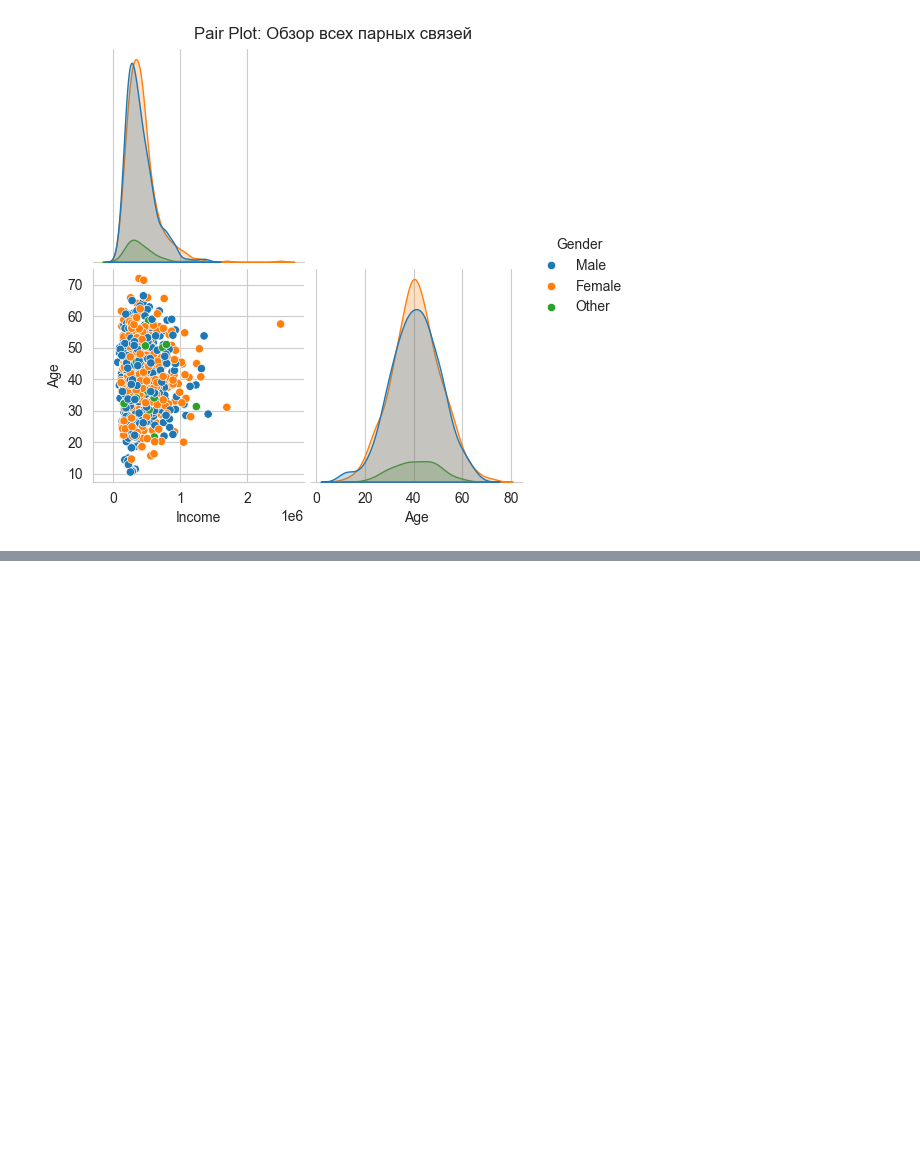
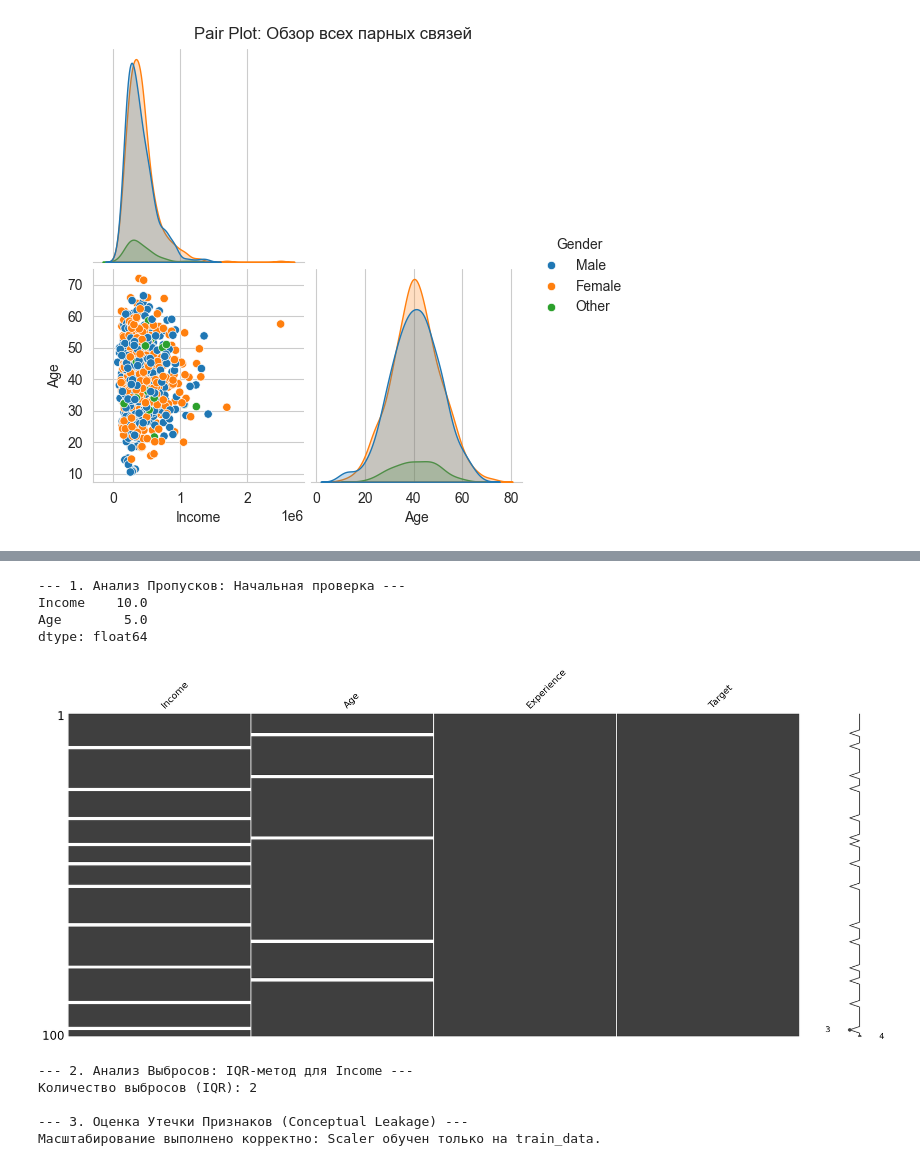
Before and after one commit to ivanchetvergov/ML-interview-roadmap, a Jupyter notebook: 1. data, EDA and metrics/описательные статистики.ipynb, the cells around one changed output, grey strips where cells are left out. Cells and saved outputs as stored; diff of their text form; code cells hidden in the pictures; blank space fills up the shorter version.

```diff
--- a/1. data, EDA and metrics/описательные статистики.ipynb
+++ b/1. data, EDA and metrics/описательные статистики.ipynb
@@ -258,0 +303,79 @@ print(f"Cramér’s V (Gender <-> High_Income): {v_score:.3f}")
+# %%
+import pandas as pd
+import numpy as np
+import matplotlib.pyplot as plt
+from sklearn.model_selection import train_test_split
+from scipy.stats import zscore
+
+# --- 1. Генерация данных с пропусками и выбросами ---
+np.random.seed(42)
+N = 100
+df = pd.DataFrame({
+    'Income': np.random.normal(50000, 15000, N),
+    'Age': np.random.normal(40, 10, N),
+    'Experience': np.random.randint(0, 20, N),
+    'Target': np.random.randint(0, 2, N)
+})
+# Вносим искусственные пропуски
+df.loc[df.sample(frac=0.10).index, 'Income'] = np.nan
+df.loc[df.sample(frac=0.05).index, 'Age'] = np.nan
+# Вносим искусственный выброс
+df.loc[99, 'Income'] = 500000
+
+print("--- 1. Анализ Пропусков: Начальная проверка ---")
+# Процент пропусков в каждом столбце
+missing_percent = df.isnull().sum() / len(df) * 100
+print(missing_percent[missing_percent > 0])
+
+import missingno as msno
+msno.matrix(df)
+plt.show()
+
+
+print("\n--- 2. Анализ Выбросов: IQR-метод для Income ---")
+Q1 = df['Income'].quantile(0.25)
+Q3 = df['Income'].quantile(0.75)
+IQR = Q3 - Q1
+# Границы выбросов
+lower_bound = Q1 - 1.5 * IQR
+upper_bound = Q3 + 1.5 * IQR
+
+# Вывод выбросов
+outliers = df[(df['Income'] < lower_bound) | (df['Income'] > upper_bound)]
+print(f"Количество выбросов (IQR): {len(outliers)}")
+
+# Альтернатива: Z-Score метод (для нормально распределенных данных)
+# outliers_z = df[(np.abs(zscore(df['Income'].dropna())) > 3)]
+
+
+print("\n--- 3. Оценка Утечки Признаков (Conceptual Leakage) ---")
+# ПЛОХОЙ КОД: Утечка данных при масштабировании
+from sklearn.preprocessing import MinMaxScaler
+scaler = MinMaxScaler()
+
+# 1. Масштабирование ВСЕХ данных (включая тестовый набор) - LEAKAGE!
+df_scaled_bad = pd.DataFrame(scaler.fit_transform(df.select_dtypes(include=np.number).fillna(df.mean())), columns=df.select_dtypes(include=np.number).columns)
+
+# 2. Правильный подход: Масштабирование только на TRAIN
+df_train, df_test = train_test_split(df.copy(), test_size=0.2, random_state=42)
+
+# Обучаем scaler ТОЛЬКО на тренировочном наборе
+scaler_good = MinMaxScaler()
+scaler_good.fit(df_train[['Income']])
+
+# Применяем к TRAIN и TEST
+df_train['Income_scaled'] = scaler_good.transform(df_train[['Income']])
+df_test['Income_scaled'] = scaler_good.transform(df_test[['Income']])
+
+print("Масштабирование выполнено корректно: Scaler обучен только на train_data.")
+# %% [output]
+--- 1. Анализ Пропусков: Начальная проверка ---
+Income    10.0
+Age        5.0
+dtype: float64
+[figure, added]
+--- 2. Анализ Выбросов: IQR-метод для Income ---
+Количество выбросов (IQR): 2
+
+--- 3. Оценка Утечки Признаков (Conceptual Leakage) ---
+Масштабирование выполнено корректно: Scaler обучен только на train_data.
```
Also changed, not shown: parts of 4 cells of this notebook.
